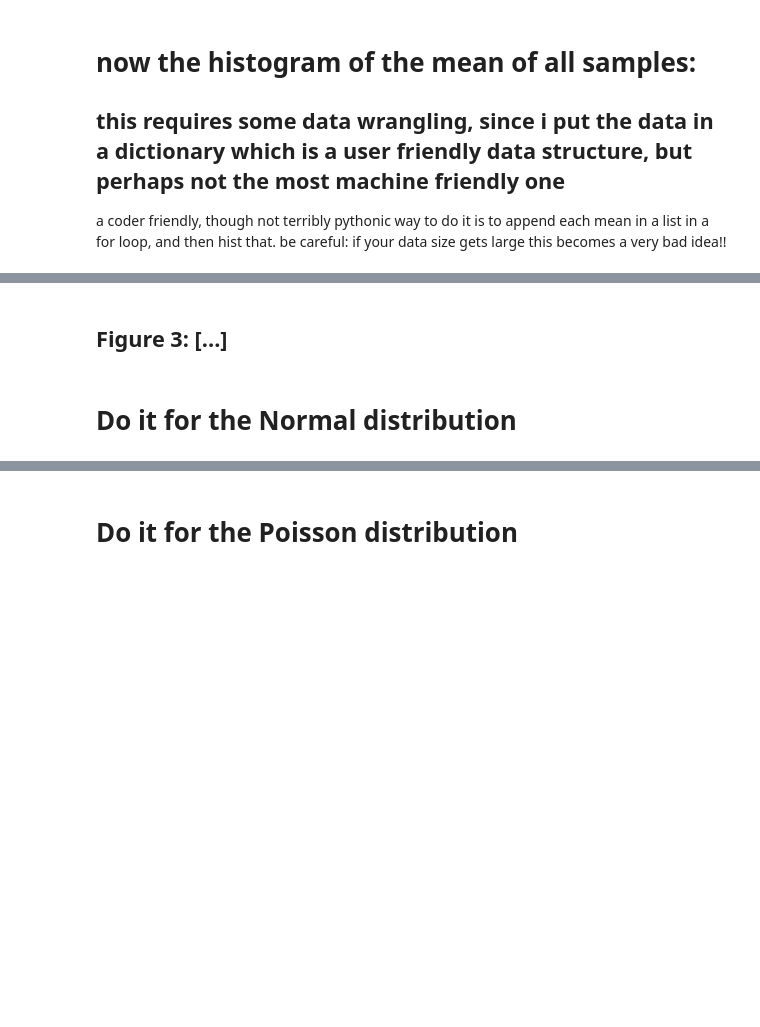
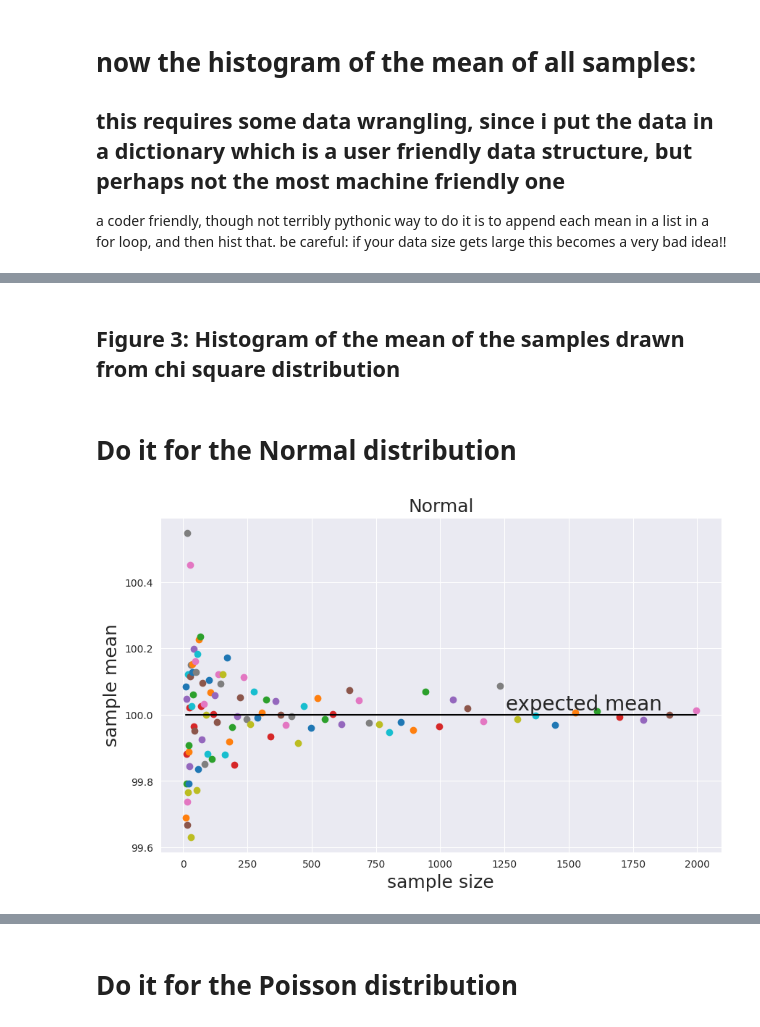
Before and after one commit to bivekpok/DSPS_BPokhrel, a Jupyter notebook: HW2/CentralLimitTheorem.ipynb, the cells around one changed output, grey strips where cells are left out. Drawn from its saved outputs; the diff is of its cells as text; code cells hidden in the pictures; blank space fills up the shorter version.

```diff
--- a/HW2/CentralLimitTheorem.ipynb
+++ b/HW2/CentralLimitTheorem.ipynb
@@ -170,4 +174,4 @@ pl.ylabel('N', fontsize = 18);
-# %% [markdown]
-## Figure 3: [...]
+# %% [markdown]
+## Figure 3: Histogram of the mean of the samples drawn from chi square distribution
 # %% [markdown]
 # Do it for the Normal distribution
@@ -175,0 +178,24 @@ pl.ylabel('N', fontsize = 18);
+# %%
+mydists['normal'] = {}
+for n in mysize:
+    mydists['normal'][n] = np.random.normal(loc= mymean , scale=1.0, size = n) #all distributions have mean=df=100
+
+# save the means for plotting later
+
+mydists['normal']['means'] = {}
+# prepare the figure
+axchisq_mu_n = pl.figure(figsize=(10,6)).add_subplot(111)
+
+for nn in mydists['normal']:
+    if not type(nn) == str: # needed because one element is "mean"
+        mydists['normal']['means'][nn] = mydists['normal'][nn].mean()
+        #and plot it
+        axchisq_mu_n.plot(nn, mydists['normal']['means'][nn], 'o')
+        axchisq_mu_n.set_xlabel('sample size', fontsize=18)
+        axchisq_mu_n.set_ylabel('sample mean', fontsize=18)
+axchisq_mu_n.set_title('Normal', fontsize=18)
+axchisq_mu_n.plot([min(mysize), max(mysize)], [mymean, mymean], 'k')
+axchisq_mu_n.text(axchisq_mu_n.get_xlim()[1] * .6, 100, "expected mean",
+                  va="bottom", fontsize=20);
+# %% [output]
+[figure, added]
```
Also changed, not shown: parts of 42 cells of this notebook.
